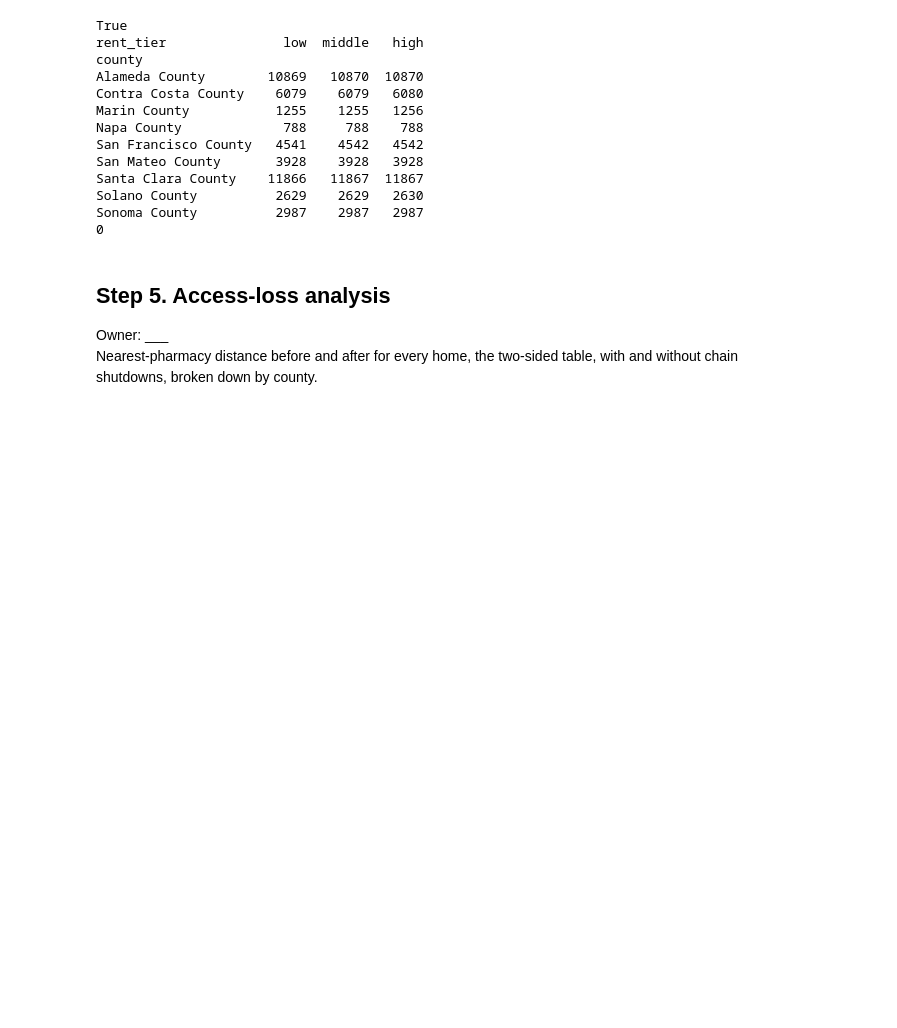
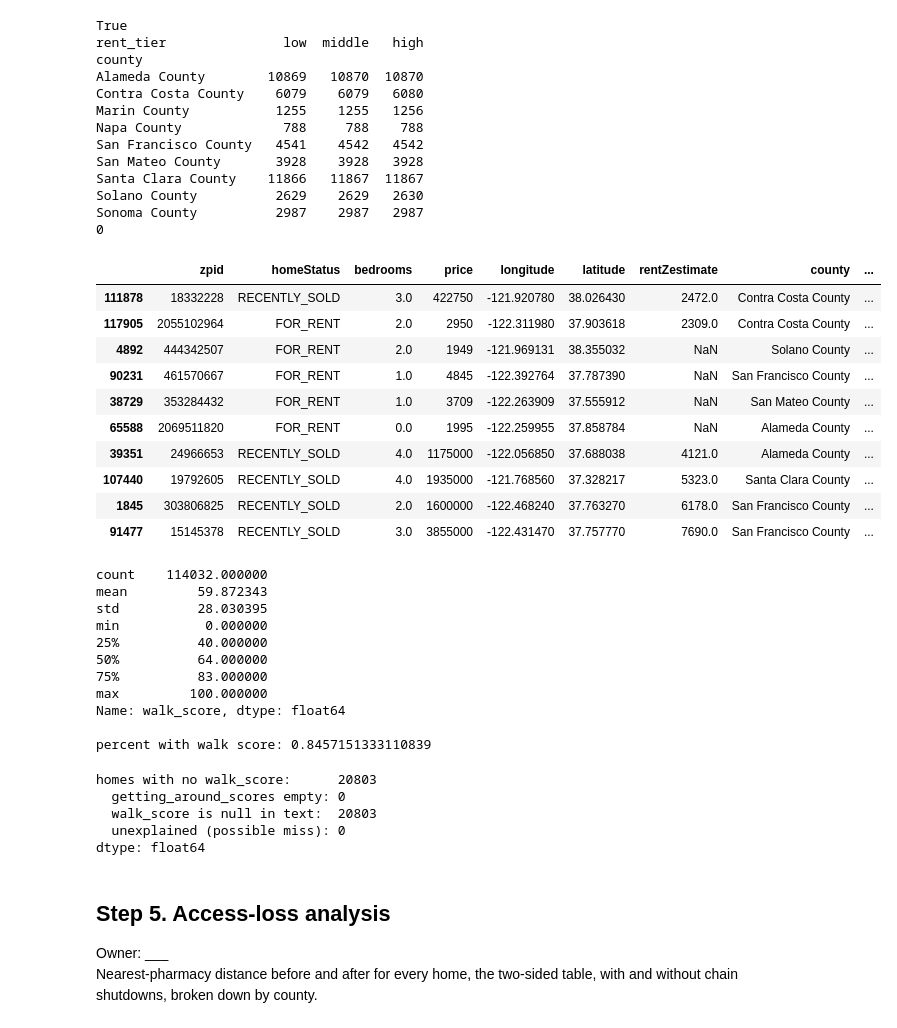
Before and after one commit to EthanRCF/ghost-pharmacies, a Jupyter notebook: notebooks/ghost_pharmacies_brian.ipynb, the cells around one changed output. Drawn from its saved outputs; the diff is of its cells as text; code cells hidden in the pictures; blank space fills up the shorter version.

Commit message:
4.8: walk score col, plus sanity check on potential missing data

```diff
--- a/notebooks/ghost_pharmacies_brian.ipynb
+++ b/notebooks/ghost_pharmacies_brian.ipynb
@@ -271,6 +271,64 @@ Santa Clara County    11866   11867  11867
 Solano County          2629    2629   2630
 Sonoma County          2987    2987   2987
 0
+# %%
+# 4.8: create col for numeric walk score values, if none put NaN
+pattern = r'"walk_score":"(\d+)/100'
+homes["walk_score"] = homes["getting_around_scores"].str.extract(pattern, expand=False).astype(float) # extractin regex pattern as a collection, turned into floats, and added to new col
+display(homes.sample(n=10)
+)
+# sanity check
+print(homes["walk_score"].describe(), "\n")
+print("percent with walk score:", homes["walk_score"].notna().mean())
+# %% [output]
+|  | zpid | homeStatus | bedrooms | price | longitude | latitude | rentZestimate | county | ... |
+| 111878 | 18332228 | RECENTLY_SOLD | 3.0 | 422750 | -121.920780 | 38.026430 | 2472.0 | Contra Costa County | ... |
+| 117905 | 2055102964 | FOR_RENT | 2.0 | 2950 | -122.311980 | 37.903618 | 2309.0 | Contra Costa County | ... |
+| 4892 | 444342507 | FOR_RENT | 2.0 | 1949 | -121.969131 | 38.355032 | NaN | Solano County | ... |
+| 90231 | 461570667 | FOR_RENT | 1.0 | 4845 | -122.392764 | 37.787390 | NaN | San Francisco County | ... |
+| 38729 | 353284432 | FOR_RENT | 1.0 | 3709 | -122.263909 | 37.555912 | NaN | San Mateo County | ... |
+| 65588 | 2069511820 | FOR_RENT | 0.0 | 1995 | -122.259955 | 37.858784 | NaN | Alameda County | ... |
+| 39351 | 24966653 | RECENTLY_SOLD | 4.0 | 1175000 | -122.056850 | 37.688038 | 4121.0 | Alameda County | ... |
+| 107440 | 19792605 | RECENTLY_SOLD | 4.0 | 1935000 | -121.768560 | 37.328217 | 5323.0 | Santa Clara County | ... |
+| 1845 | 303806825 | RECENTLY_SOLD | 2.0 | 1600000 | -122.468240 | 37.763270 | 6178.0 | San Francisco County | ... |
+| 91477 | 15145378 | RECENTLY_SOLD | 3.0 | 3855000 | -122.431470 | 37.757770 | 7690.0 | San Francisco County | ... |
+count    114032.000000
+mean         59.872343
+std          28.030395
+min           0.000000
+25%          40.000000
+50%          64.000000
+75%          83.000000
+max         100.000000
+Name: walk_score, dtype: float64
+
+percent with walk score: 0.8457151333110839
+# %%
+# 4.8 check: 15% no walk score? is that a pattern mess up or truly missing data
+
+miss = homes.loc[homes["walk_score"].isna(), "getting_around_scores"]
+
+n_missing     = len(miss)
+n_empty_col   = miss.isna().sum()                                                # whole column empty
+n_null_walk   = miss.str.contains('"walk_score":null', regex=False).sum()        # walk score explicitly null
+n_unexplained = n_missing - n_empty_col - n_null_walk
+
+print("homes with no walk_score:     ", n_missing)
+print("  getting_around_scores empty:", n_empty_col)
+print("  walk_score is null in text: ", n_null_walk)
+print("  unexplained (possible miss):", n_unexplained)
+print("dtype:", homes["walk_score"].dtype)
+
+# Show a few unexplained rows in full so we can see how they're written
+unexplained = miss[miss.notna() & ~miss.str.contains('"walk_score":null', regex=False)]
+for s in unexplained.head(3):
+    print("\n", s)
+# %% [output]
+homes with no walk_score:      20803
+  getting_around_scores empty: 0
+  walk_score is null in text:  20803
+  unexplained (possible miss): 0
+dtype: float64
 # %% [markdown]
 ## Step 5. Access-loss analysis
 Owner: ___
```
